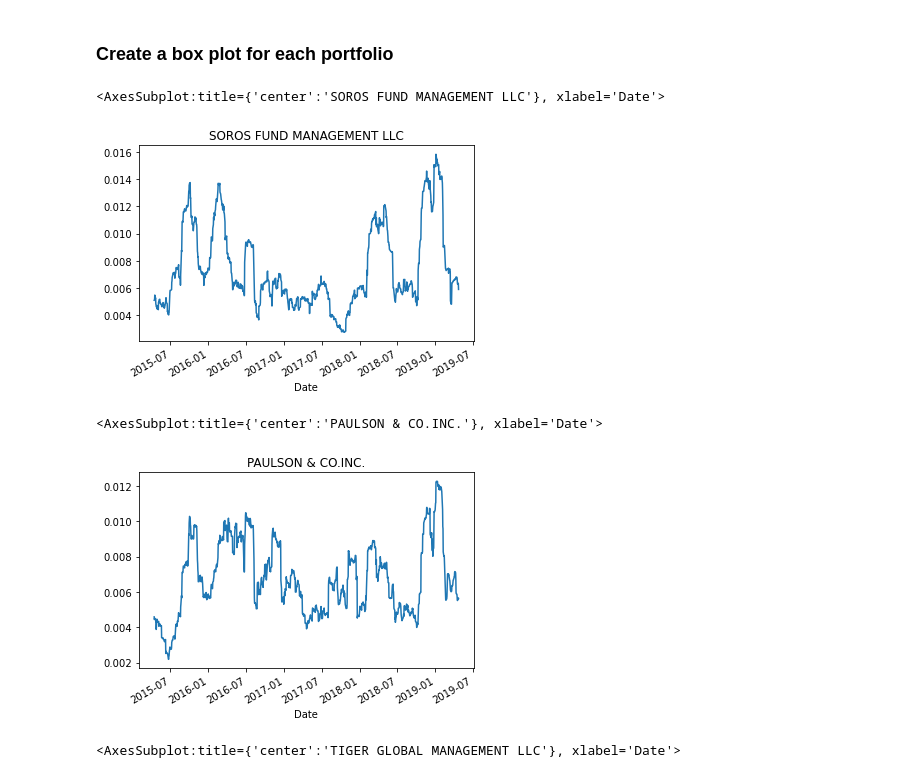
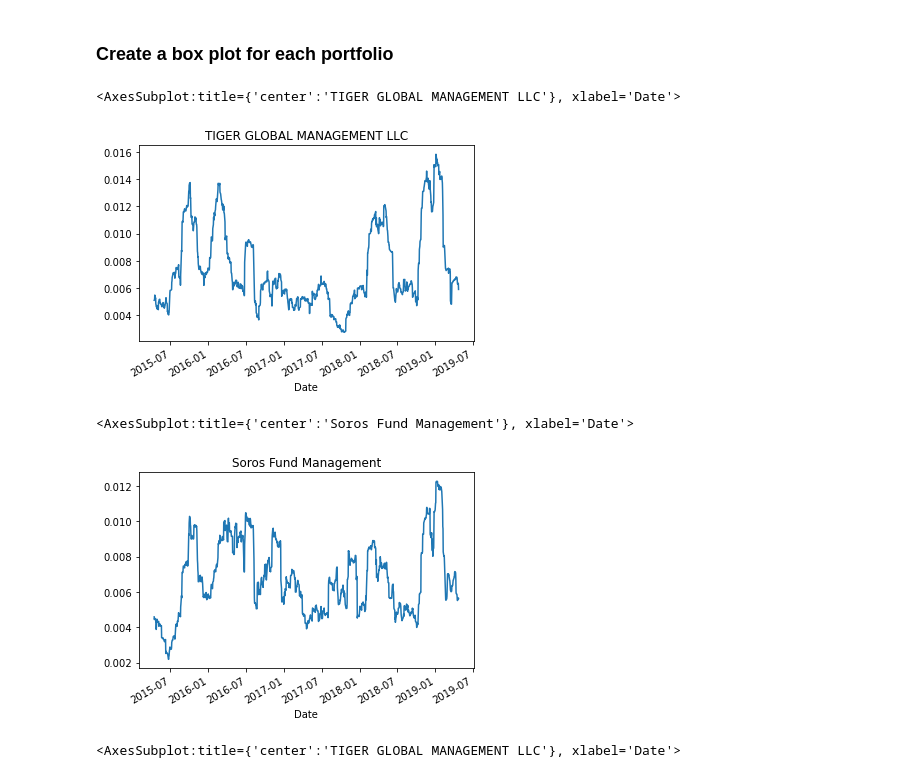
Before and after one commit to antonioserrano12/Pandas, a Jupyter notebook: whale_analysis.ipynb, the cells around one changed output. Drawn from its saved outputs; the diff is of its cells as text; code cells hidden in the pictures.

```diff
--- a/whale_analysis.ipynb
+++ b/whale_analysis.ipynb
@@ -234,19 +232,20 @@ Determine the _risk_ of each portfolio:
 # %%
 # Box plot to visually show risk
 soros_plot = joined_data.iloc[:,0].rolling(window=30).std()
+soros_plot
 
-soros_plot.plot(title= 'SOROS FUND MANAGEMENT LLC')
+soros_plot.plot(title= 'TIGER GLOBAL MANAGEMENT LLC')
 # %% [output]
-<AxesSubplot:title={'center':'SOROS FUND MANAGEMENT LLC'}, xlabel='Date'>
+<AxesSubplot:title={'center':'TIGER GLOBAL MANAGEMENT LLC'}, xlabel='Date'>
-[figure, old version]
+[figure, new version]
 # %%
 # Box plot to visually show risk
 paulson_plot = joined_data.iloc[:,1].rolling(window=30).std()
 
-paulson_plot.plot(title= 'PAULSON & CO.INC.')
+paulson_plot.plot(title= 'Soros Fund Management')
 # %% [output]
-<AxesSubplot:title={'center':'PAULSON & CO.INC.'}, xlabel='Date'>
+<AxesSubplot:title={'center':'Soros Fund Management'}, xlabel='Date'>
-[figure, old version]
+[figure, new version]
 # %%
 # Box plot to visually show risk
 tiger_plot = joined_data.iloc[:,2].rolling(window=30).std()
```
Also changed, not shown: parts of 25 cells of this notebook.
